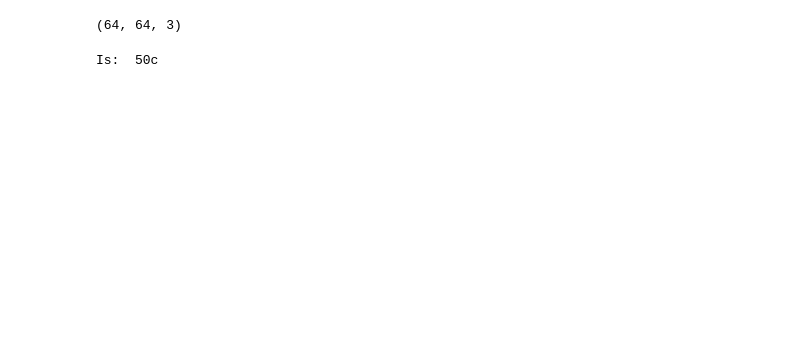
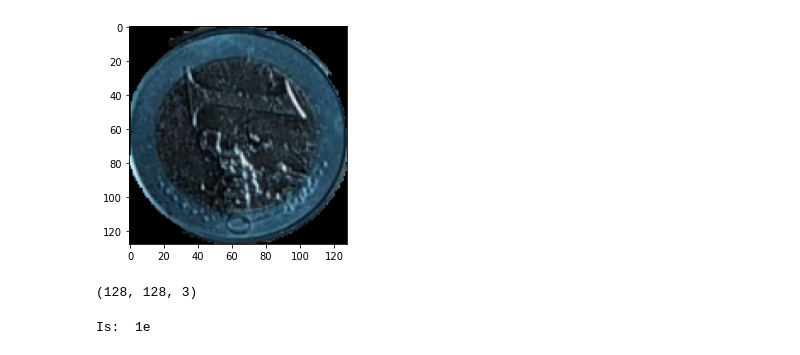
Before and after one commit to Migran99/EURO-Coin-Detector, a Jupyter notebook: testANN.ipynb, the cells around one changed output. Cells and saved outputs as stored; diff of their text form; code cells hidden in the pictures; blank space fills up the shorter version.

```diff
--- a/testANN.ipynb
+++ b/testANN.ipynb
@@ -34,15 +34,18 @@ print(results)
 # %%
-coin = np.asarray(cv2.imread("images/test0.jpg"))
-coin = cv2.resize(coin, (64,64))
+coin = np.asarray(cv2.imread("images/coin2.png"))
+coin = cv2.resize(coin, (128,128))
+plt.imshow(coin)
+plt.show()
 print(coin.shape)
 to_predict = []
 to_predict.append(coin)
 # %% [output]
+[figure, added]
-(64, 64, 3)
+(128, 128, 3)
 # %%
 predictions = model.predict(np.asarray(to_predict))
 result = np.where(predictions == np.amax(predictions))
 CATEGORIES = ['1c', '1e', '2c','2e','5c','10c','20c','50c']
 print("Is: ", CATEGORIES[result[1][0]])
 # %% [output]
-Is:  50c
+Is:  1e
```
Also changed, not shown: parts of 2 cells of this notebook, 3 other files.
